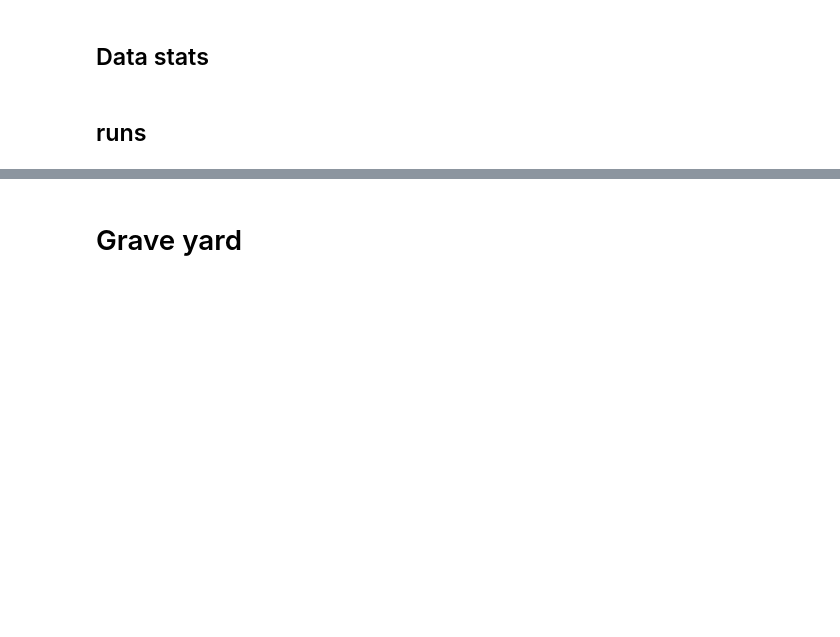
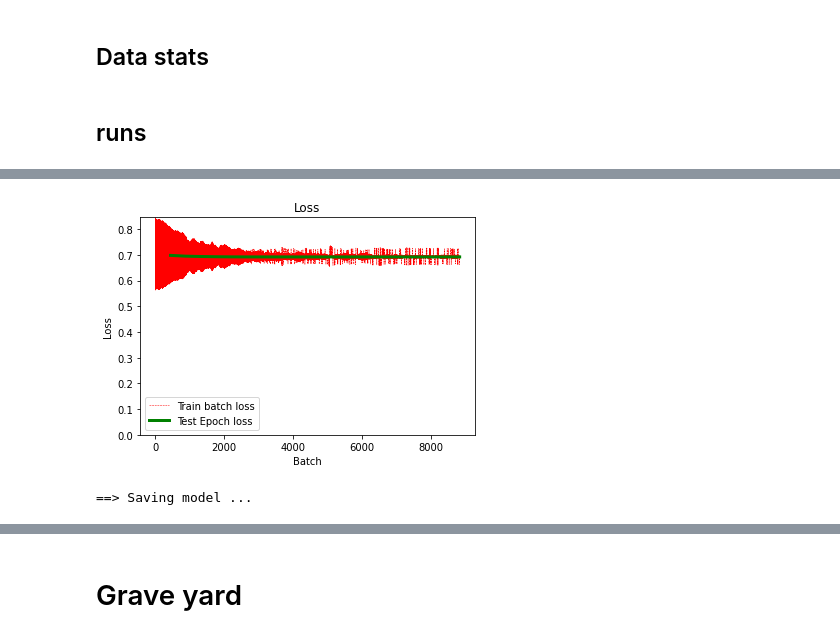
Before and after one commit to mocedon/VISL_project, a Jupyter notebook: Project_jupyter.ipynb, the cells around one changed output, grey strips where cells are left out. Drawn from its saved outputs; the diff is of its cells as text; code cells hidden in the pictures; blank space fills up the shorter version.

```diff
--- a/Project_jupyter.ipynb
+++ b/Project_jupyter.ipynb
@@ -191,6 +200,11 @@ def ds_data(dir, nd, n):
 
 #ds_data('./../dataset', './../small_dataset', 10000)
 #ds_data('./../dataset', './../dataset_ds', 1000)
+# %%
+def exp2(t):
+  seq = nn.Sequential(nn.Softmax(dim=1),
+                      nn.Softmax(dim=1))
+  return seq(t)
 # %% [markdown]
 # Data manipulation
 # %% [markdown]
@@ -358,32 +372,44 @@ class MLPmodel(nn.Module):
     super(MLPmodel, self).__init__()
     self.fnc = fnc
     self.mlp = nn.Sequential(
-        nn.Linear(input, input),
+        nn.Linear(input, input * 2),
+        nn.ReLU(inplace=True),
+        nn.Linear(input*2, input),
         nn.ReLU(inplace=True),
         nn.Linear(input, 2),
         nn.Softmax(dim=1))
 
 
   def forward(self, ev):
+    #print("ev", ev)
     ev = self.fnc(ev[0, 0])
+    #print("ev fnc", ev)
     ev = torch.flatten(ev)
     ev_ = torch.Tensor(1, len(ev))
-    ev_[0] = ev_
-    return self.mlp(ev_)
+    ev_[0] = ev
+    ev_ = self.mlp(ev_)
+    #print("result ", ev_)
+    return ev_
 
 
-class LinearReg(nn.Module):
+class MLPmodel_2(nn.Module):
   def __init__(self, input, fnc):
-    super(LinearReg, self).__init__()
+    super(MLPmodel_2, self).__init__()
     self.fnc = fnc
     self.mlp = nn.Sequential(
-        nn.Linear(input, 2, bias=True),
+        nn.Linear(input, input // 2),
+        nn.ReLU(inplace=True),
+        nn.Linear(input // 2, 2),
         nn.Softmax(dim=1))
 
+
   def forward(self, ev):
+    #print("ev", ev)
     ev = self.fnc(ev[0, 0])
+    #print("ev fnc", ev)
     ev = torch.flatten(ev)
     ev_ = torch.Tensor(1, len(ev))
-    ev_[0] = ev_
+    ev_[0] = ev
     ev_ = self.mlp(ev_)
+    #print("result ", ev_)
     return ev_
@@ -444,6 +487,7 @@ def train(hp):
   model = hp["model"].to("cpu")
   criterion = nn.CrossEntropyLoss()
   optimizer = torch.optim.Adam(model.parameters(), lr= hp['lr'])
+  scheduler = torch.optim.lr_scheduler.StepLR(optimizer=optimizer, step_size=5, gamma=0.6)
   ds_train, ds_test = hp['dataset']
   ld_train = torch.utils.data.DataLoader(ds_train, batch_size=hp['bts'], shuffle=True)
   ld_test = torch.utils.data.DataLoader(ds_test, batch_size=hp['bts'], shuffle=True)
@@ -487,6 +531,7 @@ def train(hp):
       test_accuracy, test_loss = calculate_accuracy(model, ld_test, criterion, device)
       test_error.append(test_loss)
       log = "Epoch: {:2d} | Loss: {:.4f} | Training accuracy: {:.3f}% | Test accuracy: {:.3f}% | ".format(epoch, running_loss, train_accuracy, test_accuracy)
+      scheduler.step()
       #train_error.append(running_loss)
       epoch_time = time.time() - epoch_time
       log += "Epoch Time: {:.2f} secs".format(epoch_time)
@@ -525,7 +570,7 @@ def process(dir_train, dir_test , model, name):
 
   hyper_parameters = {
       'model': model,
-      'lr': 1e-3,
+      'lr': 1e-4,
       'bts': 1,
       'dataset': dataset,
       'epochs': 20,
@@ -637,3 +682,6 @@ trf = transforms.Compose([transforms.ToPILImage(),
                           transforms.ToTensor(),
                           transforms.Normalize([0.485, 0.456, 0.406], [0.229, 0.224, 0.225])])
 patient_data('./../dataset', './../dataset_100d_res', incpt3_out100, patientRes, trf=trf)
+# %%
+process('../dataset_2d_res/train', '../dataset_2d_res/test', MLPmodel(2, batch_PCA(k=1, mean=False, eig_val=False, fnc=exp2)), "LR_test")
+# %% [output]
@@ -640 +705,3 @@ patient_data('./../dataset', './../dataset_100d_res', incpt3_out100, patientRes,
+[figure, added]
+==> Saving model ...
 # %%
```
Also changed, not shown: parts of 12 cells of this notebook.
